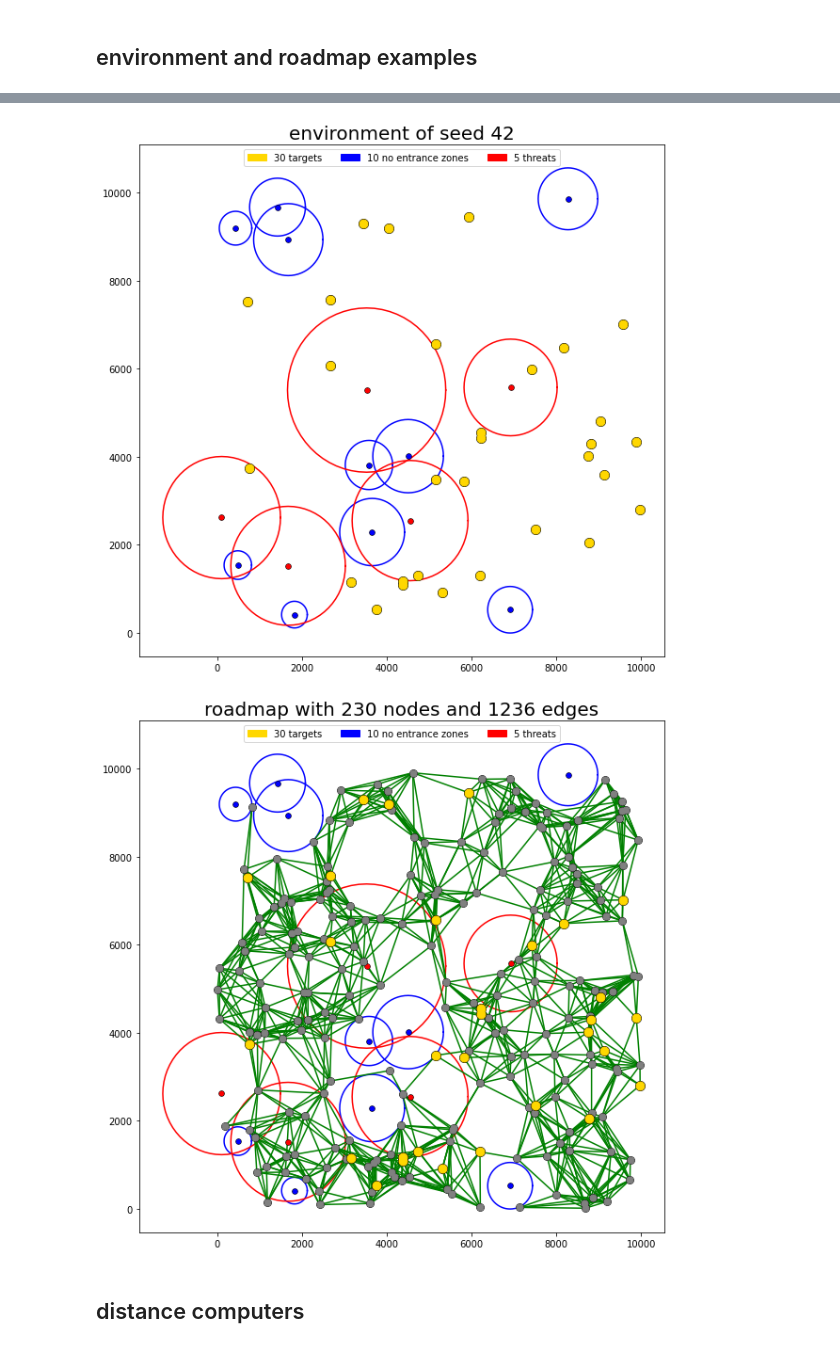
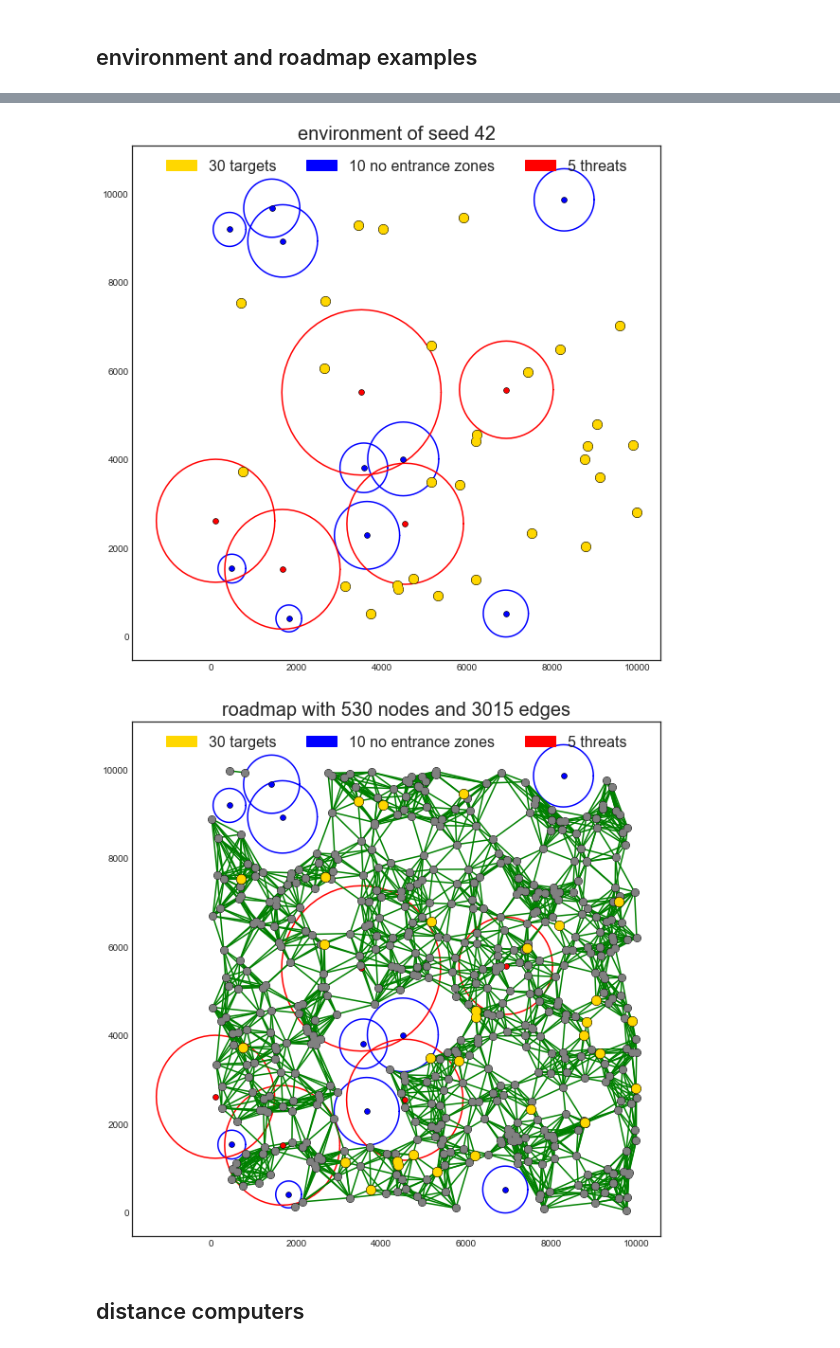
Before and after one commit to Elilgo324/quick-and-safe, a Jupyter notebook: main.ipynb, the cells around one changed output, grey strips where cells are left out. Cells and saved outputs as stored; diff of their text form; code cells hidden in the pictures.

```diff
--- a/main.ipynb
+++ b/main.ipynb
@@ -5,6 +5,7 @@ import itertools
 from random import seed
 from random import randint
 import pandas as pd
+import numpy as np
 from tqdm import tqdm
 from shapely.geometry import Point, Polygon
 from typing import List, Dict, Union, Tuple
@@ -14,9 +15,11 @@ import networkx as nx
 import time
 import math
 import os
-import pandas as pd
 from heapq import nsmallest
 from shapely.geometry import Point, Polygon, LineString
+
+plt_title_size = 20
+plt_labels_size = 16
 # %%
 class Environment:
     def __init__(self, num_targets=10, num_no_entrances=10, num_threats=5, x_range=10_000, y_range=10_000,
@@ -71,8 +74,8 @@ class Environment:
         return self._targets_names
 
     def is_legal_point(self, point: Point) -> bool:
-        for obstacle in self._no_entrances:
-            if obstacle['shape'].contains(point):
+        for ne in self._no_entrances_shapes:
+            if ne.contains(point):
                 return False
         return True
 
@@ -83,12 +86,14 @@ class Environment:
                 return False
         return True
 
-    def _create_entities(self, num_entities: int, radius_range: Tuple[float, float]) -> List[Dict[str, Union[Point, float, Polygon]]]:
+    def _create_entities(self, num_entities: int, radius_range: Tuple[float, float]) -> List[
+        Dict[str, Union[Point, float, Polygon]]]:
         entities_points = [Point(randint(0, self._x_range), randint(0, self._y_range)) for _ in range(num_entities)]
 
         rads = [randint(*radius_range) for _ in entities_points]
 
-        return [{'center': point, 'radius': radius, 'shape': point.buffer(radius)} for point, radius in zip(entities_points, rads)]
+        return [{'center': point, 'radius': radius, 'shape': point.buffer(radius)} for point, radius in
+                zip(entities_points, rads)]
 
     def sample(self) -> Point:
         rand_point = Point(randint(0, self._x_range), randint(0, self._y_range))
@@ -98,7 +103,7 @@ class Environment:
 
     def plot(self) -> None:
         plt.figure(figsize=(10, 10))
-        plt.title(f'environment of seed {self._seed_value}', fontsize=20)
+        plt.title(f'environment of seed {self._seed_value}', fontsize=plt_title_size)
 
         # plot no entrances
         for ne in self._no_entrances:
@@ -122,7 +127,8 @@ class Environment:
         # plot legend
         plt.legend(handles=[mpatches.Patch(color='gold', label=f'{len(self._targets)} targets'),
                             mpatches.Patch(color='blue', label=f'{len(self._no_entrances)} no entrance zones'),
-                            mpatches.Patch(color='red', label=f'{len(self._threats)} threats')], ncol=3, loc='upper center')
+                            mpatches.Patch(color='red', label=f'{len(self._threats)} threats')], ncol=3,
+                   loc='upper center', fontsize=plt_labels_size)
 # %%
 class PRM:
     def __init__(self, env: Environment) -> None:
@@ -195,7 +201,7 @@ class PRM:
         self._env.plot()
 
         # plot roadmap
-        plt.title(f'roadmap with {len(self._graph.nodes)} nodes and {len(self._graph.edges)} edges', fontsize=20)
+        plt.title(f'roadmap with {len(self._graph.nodes)} nodes and {len(self._graph.edges)} edges', fontsize=plt_title_size)
 
         # plot edges
         for _, _, e_data in self._graph.edges(data=True):
@@ -212,15 +224,17 @@ class PRM:
 # %%
+# also threats
 env = Environment(num_targets=30)
 env.plot()
 # %% [output]
-[figure, old version]
+[figure, new version]
 # %%
+# a roadmap
 prm = PRM(env)
-prm.add_samples(200, neighborhood_type='k')
+prm.add_samples(500, neighborhood_type='k')
 prm.plot()
 plt.show()
 # %% [output]
-[figure, old version]
+[figure, new version]
 # %% [markdown]
 ## distance computers
 # %%
```
Also changed, not shown: parts of 10 cells of this notebook.
